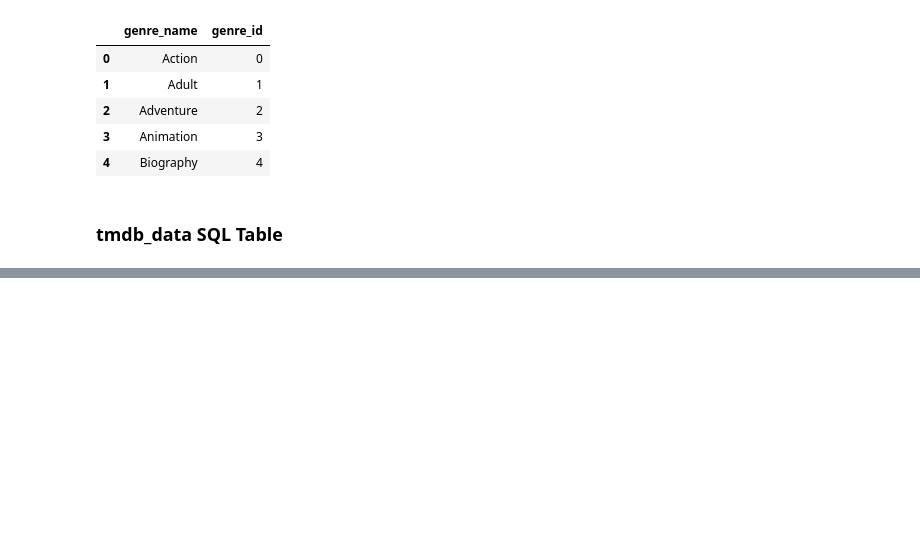
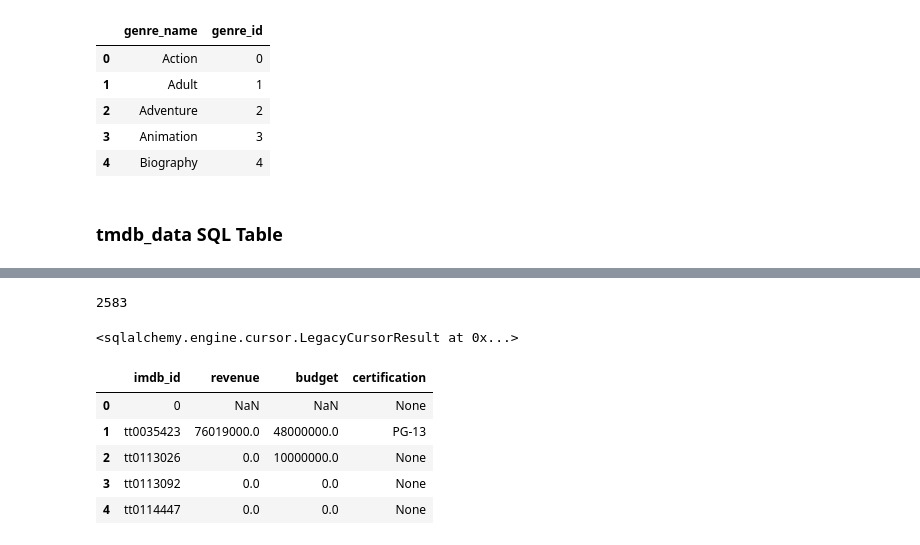
Before and after one commit to Mhoover41/Data-Enrichment-Project-3, a Jupyter notebook: IMDB Project Part 3.ipynb, the cells around one changed output, grey strips where cells are left out. Cells and saved outputs as stored; diff of their text form; code cells hidden in the pictures; blank space fills up the shorter version.

```diff
--- a/IMDB Project Part 3.ipynb
+++ b/IMDB Project Part 3.ipynb
@@ -601,0 +681,29 @@ tmdb_data_df = pd.read_csv('Data/tmdb_results_combined.csv.gz')
+# %%
+# Save the dataframe to an sql table
+# with appropriate datatypes and set index=False
+tmdb_data_df.to_sql('tmdb_data',
+              engine,
+              dtype=df_schema,
+              if_exists='replace',
+              index=False)
+# %% [output]
+2583
+# %%
+# Use the sqlalchemy engine to update the table and set imdb_id as the primary key
+engine.execute('ALTER TABLE tmdb_data ADD PRIMARY KEY (`imdb_id`);')
+# %% [output]
+<sqlalchemy.engine.cursor.LegacyCursorResult at 0x...>
+# %%
+# Display the first 5 rows of the table using an SQL query
+q = """
+SELECT *
+FROM tmdb_data LIMIT 5
+;"""
+pd.read_sql(q, engine)
+# %% [output]
+|  | imdb_id | revenue | budget | certification |
+| 0 | 0 | NaN | NaN | None |
+| 1 | tt0035423 | 76019000.0 | 48000000.0 | PG-13 |
+| 2 | tt0113026 | 0.0 | 10000000.0 | None |
+| 3 | tt0113092 | 0.0 | 0.0 | None |
+| 4 | tt0114447 | 0.0 | 0.0 | None |
```
Also changed, not shown: parts of 11 cells of this notebook, 1 other file.
